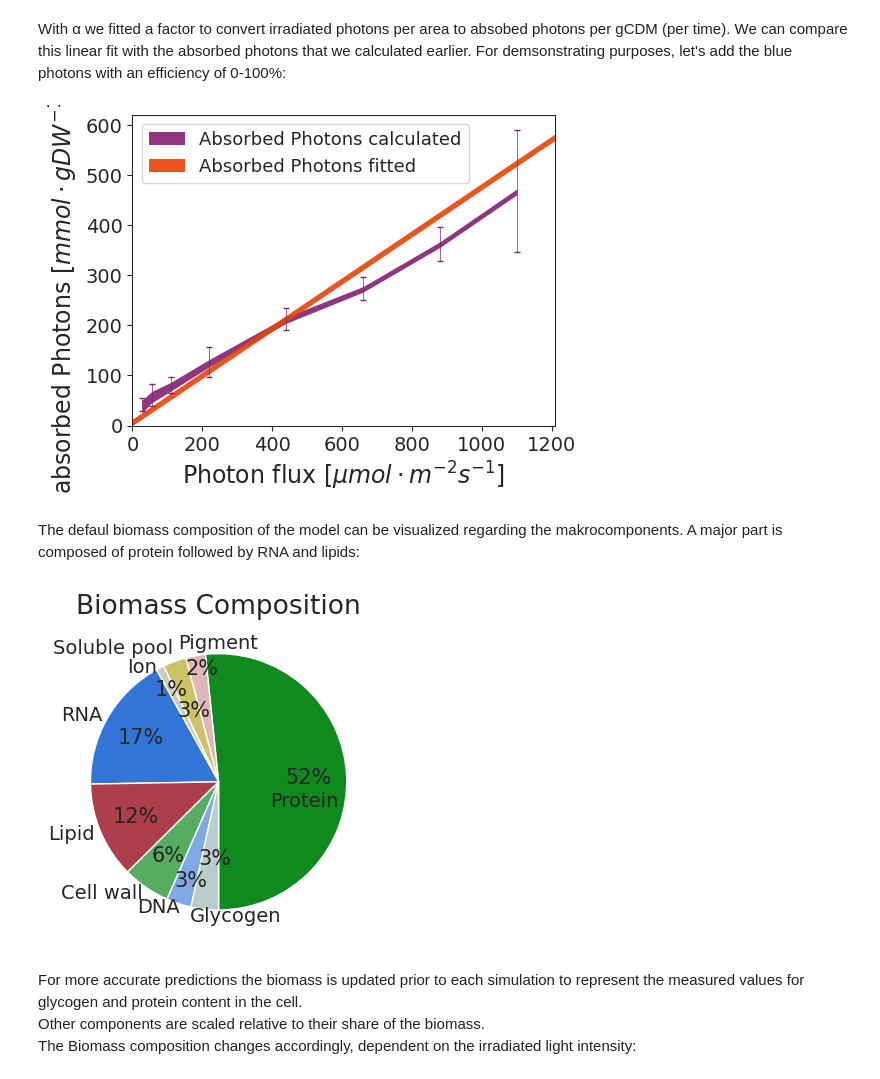
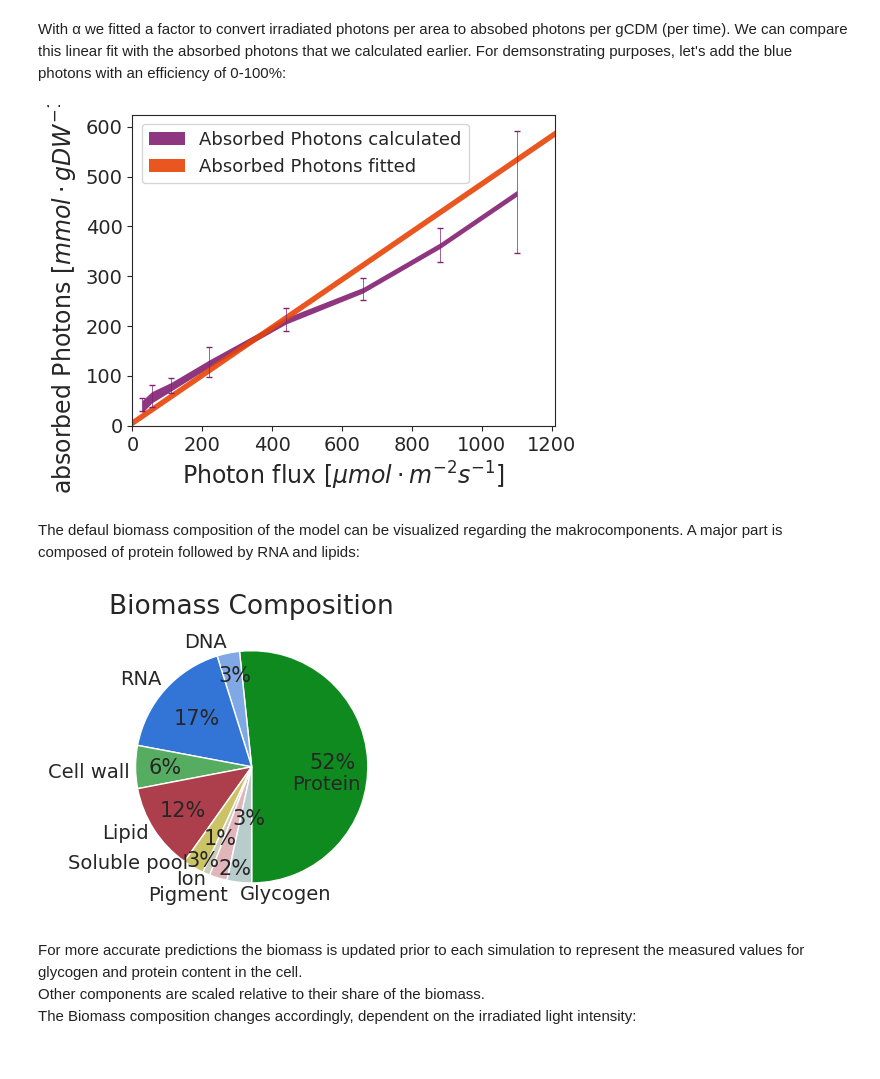
Before and after one commit to krotlkpt/syn-growth-fit, a Jupyter notebook: plots_only.ipynb, the cells around one changed output. Drawn from its saved outputs; the diff is of its cells as text; code cells hidden in the pictures.

```diff
--- a/plots_only.ipynb
+++ b/plots_only.ipynb
@@ -171,12 +170,12 @@ These parameters were fitted to the experimental data: p<sub>max</sub>, &alpha;,
 The simulation results were fitted to the data from Zavrel et al. for Growth Rate and Dark Respiration.
 # %%
 (kl, alpha, alpha2, kd, mehl, maint) = (
-    115.68859567020586,
-    0.130680048776114,
-    0.6827019432157868,
-    6.986416566909339,
-    9.399551400181362,
-    1.6383766806574447
+    118.8706832291843,
+    0.13340330843560316,
+    0.6427460624178876,
+    7.070237862365623,
+    9.416926548030366,
+    1.270631531932252
 )
 print(f"Alpha: {alpha}")
 print(f"Alpha2: {alpha2}")
@@ -252,7 +251,7 @@ fig.show()
 if savefigs:
     fig.savefig(savepath+"photons"+img_type, bbox_inches='tight')
 # %% [output]
-[figure, old version]
+[figure, new version]
 # %% [markdown]
 The defaul biomass composition of the model can be visualized regarding the makrocomponents. A major part is composed of protein followed by RNA and lipids:
 # %%
@@ -261,7 +260,7 @@ bof = new_syn.reactions.BM0009
 
 BM_DICT = {
     "BM_comp": [
-        met.name.replace(" component of biomass_cyt", "")
+        met.name.replace(" component of biomass", "")
         for met in bof.reactants
         if met.id not in [
             "atp_c", "h2o_c"
@@ -276,51 +275,58 @@ BM_DICT = {
     ],
     "colors": [
         HU.oldgreen,
-        HU.oldred + [.3],
+        HU.oldblue + [.5],
+        HU.oldblue + [.8],
+        HU.oldgreen + [.7],
+        HU.oldred + [.8],
         HU.oldsand,
         HU.oldgreygreen,
-        HU.oldblue + [.8],
-        HU.oldred + [.8],
-        HU.oldgreen + [.7],
-        HU.oldblue + [.5],
+        HU.oldred + [.3],
         HU.oldgreyblue
     ]
 }
 
 # BM_FRAME = pd.DataFrame(BM_DICT).set_index("BM_comp")
 
 percents = BM_DICT["percent"]
 labels = BM_DICT["BM_comp"]
 colors = BM_DICT["colors"]
 fig, ax = plt.subplots(figsize=(10*CM, 10*CM), tight_layout=True)
 patches, texts, autotexts = ax.pie(
 percents, labels=labels,
 colors=colors,
 autopct='%1.0f%%', startangle=270,
 pctdistance=0.7, labeldistance=1.05
 )
 ax.set_title("Biomass Composition")
-texts[0]._x -= 0.65
+texts[0]._x -= 0.7
 texts[0]._y -= 0.2
-texts[1]._x += 0.5
+texts[1]._x += 0
 texts[1]._y += 0.05
 texts[2]._x += 0.01
 texts[2]._y += 0.06
 texts[3]._y -= 0.04
-texts[7]._x += 0.02
-texts[7]._y += 0.02
-texts[8]._x += 0.6
-autotexts[1]._y += 0.2
+texts[5]._x -= 0.02
+texts[5]._y += 0.08
+texts[6]._x += 0.02
+texts[7]._x += 0.1
+texts[7]._y -= 0.1
+texts[8]._x += .8
+texts[8]._y -= .05
+autotexts[1]._y += 0.1
 autotexts[2]._x += 0.05
-autotexts[2]._y -= 0.1
+autotexts[2]._y -= 0.05
 autotexts[3]._x -= 0.05
-autotexts[3]._y += 0.1
-autotexts[7]._y -= 0.1
+autotexts[5]._x -= 0.07
+autotexts[5]._y -= 0.2
+autotexts[6]._y += 0.03
+autotexts[7]._x += 0.06
+autotexts[7]._y -= 0.2
 autotexts[8]._x += 0.05
-autotexts[8]._y += 0.1
+autotexts[8]._y += 0.25
 fig.show()
 # %% [output]
-[figure, old version]
+[figure, new version]
 # %% [markdown]
 For more accurate predictions the biomass is updated prior to each simulation to represent the measured values for glycogen and protein content in the cell.\
 Other components are scaled relative to their share of the biomass.\
```
Also changed, not shown: parts of 10 cells of this notebook, 4 other files.
